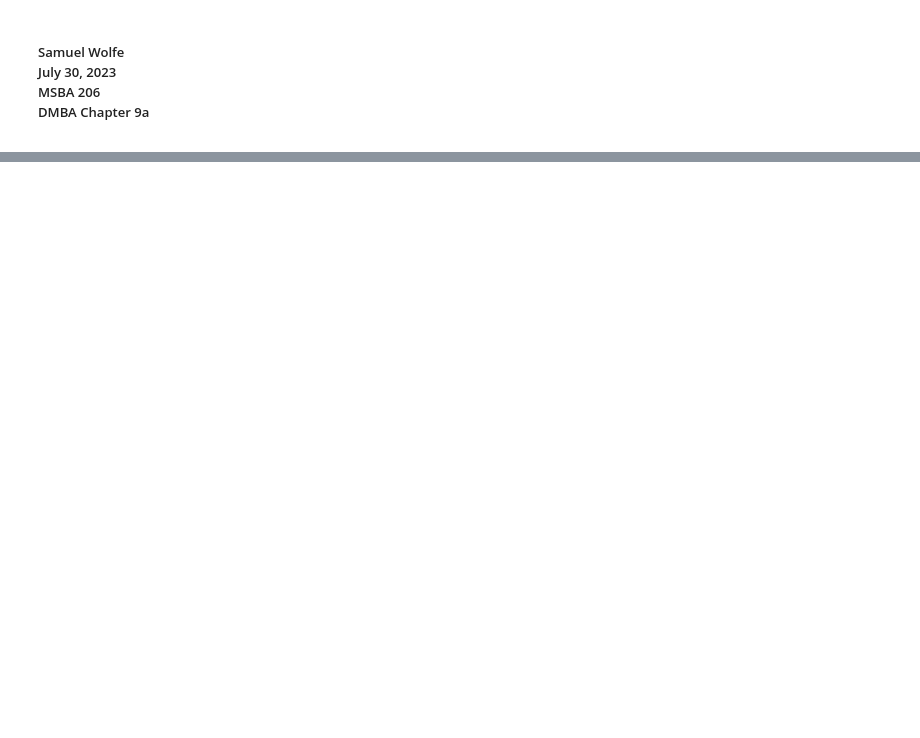
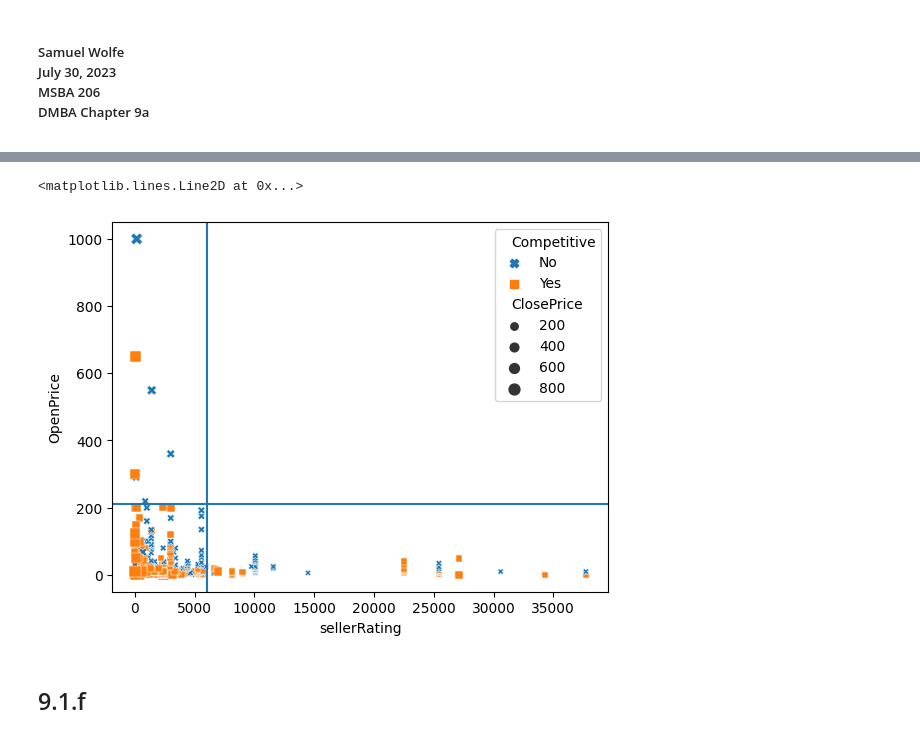
Before and after one commit to wolfesamk/MSBA-206, a Jupyter notebook: homeworks/DMBA Chapter 9a.ipynb, the cells around one changed output, grey strips where cells are left out. Drawn from its saved outputs; the diff is of its cells as text; code cells hidden in the pictures; blank space fills up the shorter version.

```diff
--- a/homeworks/DMBA Chapter 9a.ipynb
+++ b/homeworks/DMBA Chapter 9a.ipynb
@@ -48,0 +67,9 @@ dfeBay_train, dfeBay_valid = train_test_split(dfeBay,test_size=0.4, random_state
+# %%
+dfeBay['Category'] = dfeBay['Category'].replace('/','_', regex=True)
+dfeBay['Category'] = dfeBay['Category'].replace(' ','', regex=True)
+dfeBay = dfeBay.rename(columns={'Competitive?': outcome})
+# %%
+dfeBay['Duration'] = dfeBay['Duration'].astype('category')
+dfeBay['endDay'] = dfeBay['endDay'].astype('category')
+dfeBay['currency'] = dfeBay['currency'].astype('category')
+dfeBay['Category'] = dfeBay['Category'].astype('category')
@@ -55,0 +200,10 @@ ValueError: could not convert string to float: 'Toys/Hobbies'
+# %%
+markers = {"Yes": "s", "No": "X"}
+sns.scatterplot(data=dfeBay, x="sellerRating", y="OpenPrice", hue="Competitive", style="Competitive", size="ClosePrice", markers=markers)
+plt.axvline(x=6000)
+plt.axhline(y=210)
+# %% [output]
+<matplotlib.lines.Line2D at 0x...>
+[figure, added]
+# %% [markdown]
+## 9.1.f
```
Also changed, not shown: parts of 35 cells of this notebook.
